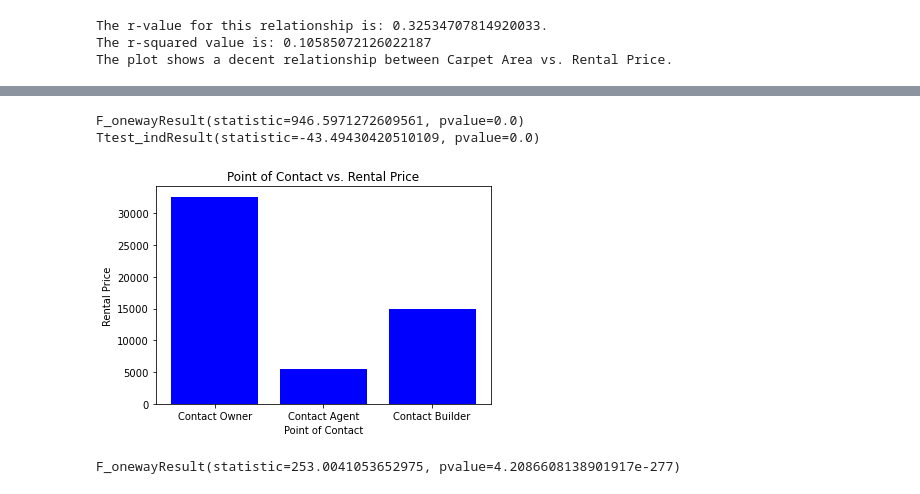
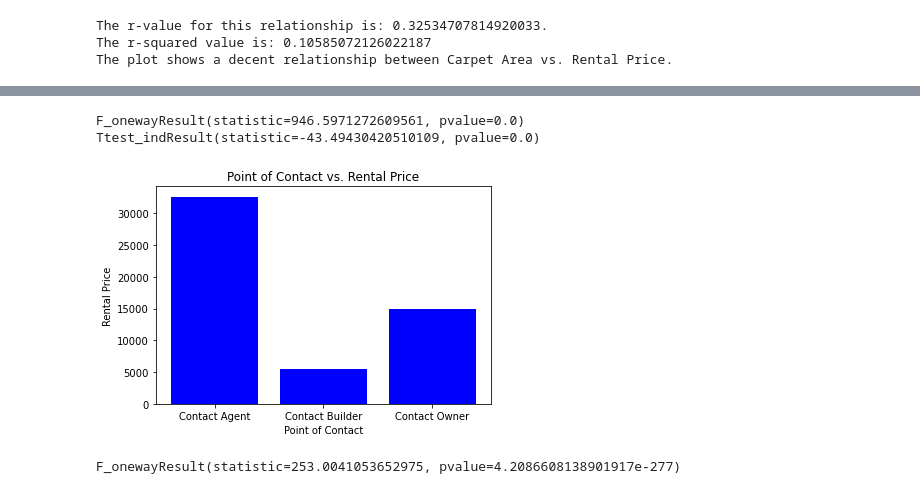
Before and after one commit to FrankMS3/Project-one, a Jupyter notebook: house_rental - Analysis.ipynb, the cells around one changed output, grey strips where cells are left out. Saved outputs shown, nothing was run; the diff lists cells and outputs as text; code cells hidden in the pictures.

```diff
--- a/house_rental - Analysis.ipynb
+++ b/house_rental - Analysis.ipynb
@@ -181,32 +184,32 @@ F_onewayResult(statistic=90.98931803322509, pvalue=2.049113988699276e-39)
 # %%
 # How much does Point of Contact affect the price?
 
 # Set x and y values:
-x_values = ["Contact Owner", "Contact Agent", "Contact Builder"]
+x_values = ["Contact Agent", "Contact Builder", "Contact Owner"]
 y_values = rental_clean_df.groupby("Point of Contact")["Rental Price"].mean()
 
 # Plot Point of Contact against Rental Price as a bar chart:
 plt.bar(x_values, y_values, color="blue")
 
 # Perform statistical analyses:
 group0 = rental_clean_df[rental_clean_df["Point of Contact"] == "Contact Owner"]["Rental Price"]
 group1 = rental_clean_df[rental_clean_df["Point of Contact"] == "Contact Agent"]["Rental Price"]
 group2 = rental_clean_df[rental_clean_df["Point of Contact"] == "Contact Builder"]["Rental Price"]
 
 print(stats.f_oneway(group0, group1, group2))
 print(stats.ttest_ind(group0, group1))
 
 # Set the title, xlabel, ylabel, and export the figure:
 plt.title("Point of Contact vs. Rental Price")
 plt.xlabel("Point of Contact")
 plt.ylabel("Rental Price")
 plt.savefig("Plots/Point of Contact vs. Rental Price.png")
 
 plt.show()
 # %% [output]
 F_onewayResult(statistic=946.5971272609561, pvalue=0.0)
 Ttest_indResult(statistic=-43.49430420510109, pvalue=0.0)
-[figure, old version]
+[figure, new version]
 # %%
 # How much does Number of Bathrooms affect the price?
 
```
Also changed, not shown: parts of 3 cells of this notebook, 3 other files.
